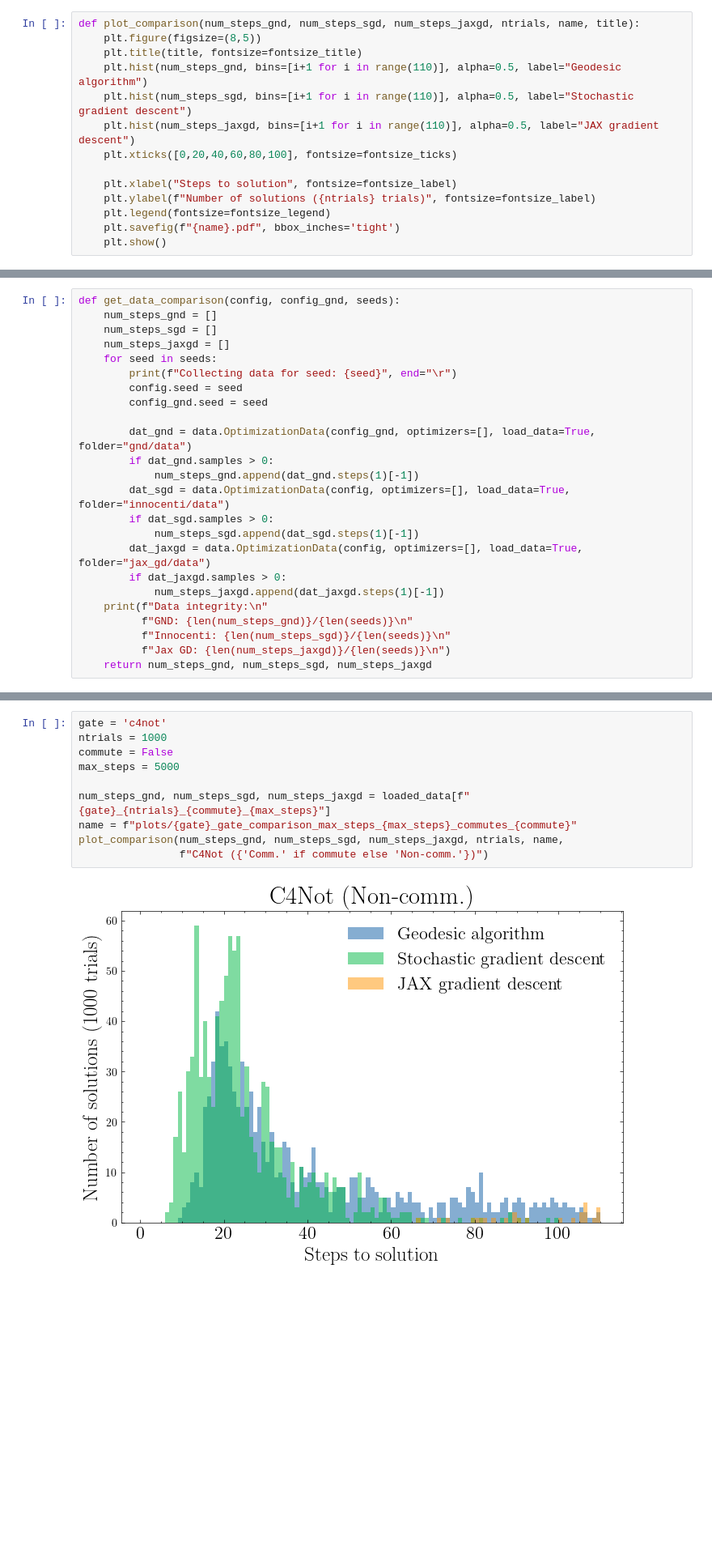
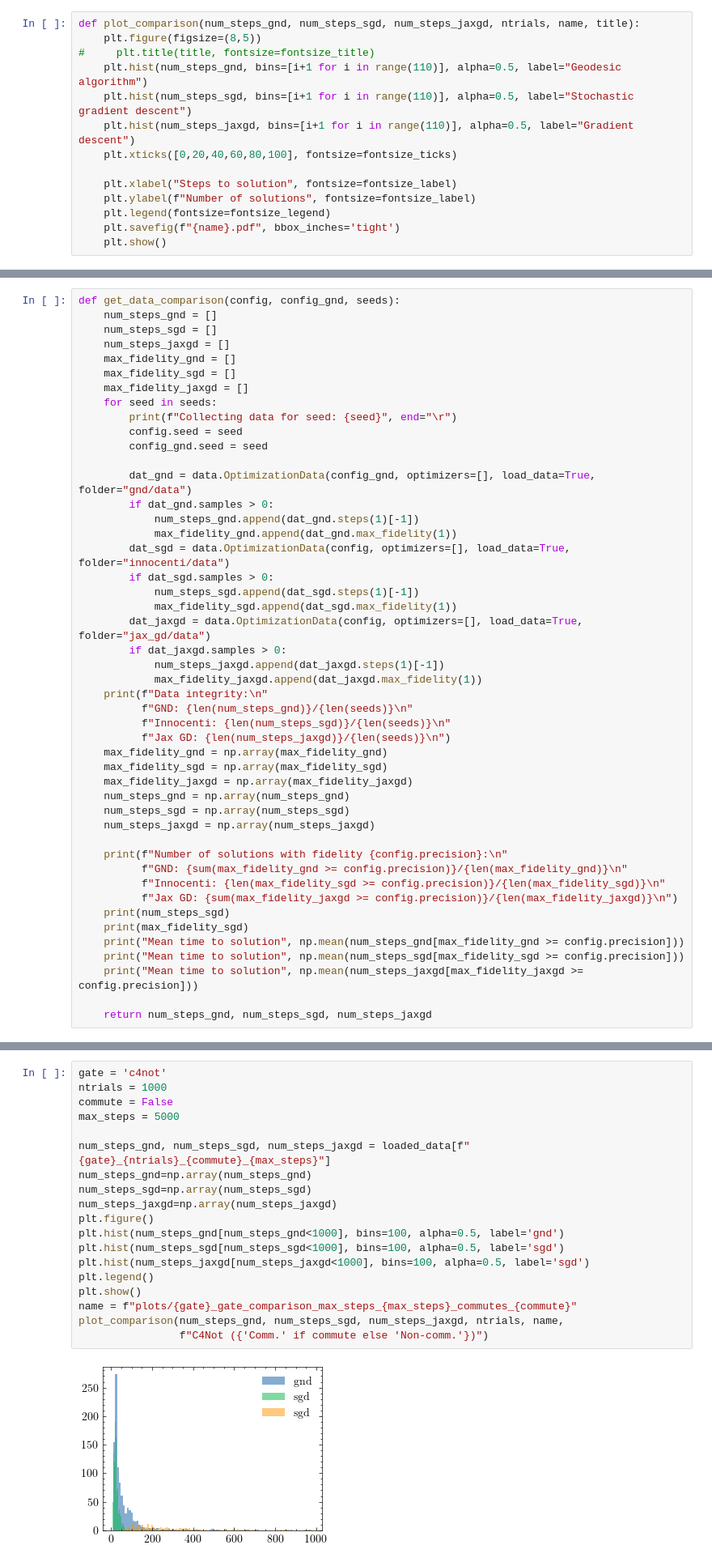
Before and after one commit to dyylan/geodesic_design, a Jupyter notebook: plots.ipynb, the cells around one changed output, grey strips where cells are left out. Shown at 81% size. Cells and saved outputs as stored; diff of their text form; blank space fills up the shorter version.

Commit message:
small change to Innocenti code.

```diff
--- a/plots.ipynb
+++ b/plots.ipynb
@@ -20,14 +20,14 @@ fontsize_ticks=16
 # %%
 def plot_comparison(num_steps_gnd, num_steps_sgd, num_steps_jaxgd, ntrials, name, title):
     plt.figure(figsize=(8,5))
-    plt.title(title, fontsize=fontsize_title)
+#     plt.title(title, fontsize=fontsize_title)
     plt.hist(num_steps_gnd, bins=[i+1 for i in range(110)], alpha=0.5, label="Geodesic algorithm")
     plt.hist(num_steps_sgd, bins=[i+1 for i in range(110)], alpha=0.5, label="Stochastic gradient descent")
-    plt.hist(num_steps_jaxgd, bins=[i+1 for i in range(110)], alpha=0.5, label="JAX gradient descent")
+    plt.hist(num_steps_jaxgd, bins=[i+1 for i in range(110)], alpha=0.5, label="Gradient descent")
     plt.xticks([0,20,40,60,80,100], fontsize=fontsize_ticks)
 
     plt.xlabel("Steps to solution", fontsize=fontsize_label)
-    plt.ylabel(f"Number of solutions ({ntrials} trials)", fontsize=fontsize_label)
+    plt.ylabel(f"Number of solutions", fontsize=fontsize_label)
     plt.legend(fontsize=fontsize_legend)
     plt.savefig(f"{name}.pdf", bbox_inches='tight')
     plt.show()
@@ -50,6 +50,9 @@ def get_data_comparison(config, config_gnd, seeds):
     num_steps_gnd = []
     num_steps_sgd = []
     num_steps_jaxgd = []
+    max_fidelity_gnd = []
+    max_fidelity_sgd = []
+    max_fidelity_jaxgd = []
     for seed in seeds:
         print(f"Collecting data for seed: {seed}", end="\r")
         config.seed = seed
@@ -58,16 +61,36 @@ def get_data_comparison(config, config_gnd, seeds):
         dat_gnd = data.OptimizationData(config_gnd, optimizers=[], load_data=True, folder="gnd/data")
         if dat_gnd.samples > 0:
             num_steps_gnd.append(dat_gnd.steps(1)[-1])
+            max_fidelity_gnd.append(dat_gnd.max_fidelity(1))
         dat_sgd = data.OptimizationData(config, optimizers=[], load_data=True, folder="innocenti/data")
         if dat_sgd.samples > 0:
             num_steps_sgd.append(dat_sgd.steps(1)[-1])
+            max_fidelity_sgd.append(dat_sgd.max_fidelity(1))
         dat_jaxgd = data.OptimizationData(config, optimizers=[], load_data=True, folder="jax_gd/data")
         if dat_jaxgd.samples > 0:
             num_steps_jaxgd.append(dat_jaxgd.steps(1)[-1])
+            max_fidelity_jaxgd.append(dat_jaxgd.max_fidelity(1))
     print(f"Data integrity:\n"
           f"GND: {len(num_steps_gnd)}/{len(seeds)}\n"
           f"Innocenti: {len(num_steps_sgd)}/{len(seeds)}\n"
           f"Jax GD: {len(num_steps_jaxgd)}/{len(seeds)}\n")
+    max_fidelity_gnd = np.array(max_fidelity_gnd)
+    max_fidelity_sgd = np.array(max_fidelity_sgd)
+    max_fidelity_jaxgd = np.array(max_fidelity_jaxgd)
+    num_steps_gnd = np.array(num_steps_gnd)
+    num_steps_sgd = np.array(num_steps_sgd)
+    num_steps_jaxgd = np.array(num_steps_jaxgd)
+
+    print(f"Number of solutions with fidelity {config.precision}:\n"
+          f"GND: {sum(max_fidelity_gnd >= config.precision)}/{len(max_fidelity_gnd)}\n"
+          f"Innocenti: {len(max_fidelity_sgd >= config.precision)}/{len(max_fidelity_sgd)}\n"
+          f"Jax GD: {sum(max_fidelity_jaxgd >= config.precision)}/{len(max_fidelity_jaxgd)}\n")
+    print(num_steps_sgd)
+    print(max_fidelity_sgd)
+    print("Mean time to solution", np.mean(num_steps_gnd[max_fidelity_gnd >= config.precision]))
+    print("Mean time to solution", np.mean(num_steps_sgd[max_fidelity_sgd >= config.precision]))
+    print("Mean time to solution", np.mean(num_steps_jaxgd[max_fidelity_jaxgd >= config.precision]))
+
     return num_steps_gnd, num_steps_sgd, num_steps_jaxgd
 # %%
 def get_data_fidelity(config, seeds):
@@ -329,12 +386,21 @@ Jax GD: 1000/1000
 # %%
 gate = 'c4not'
 ntrials = 1000
 commute = False
 max_steps = 5000
 
 num_steps_gnd, num_steps_sgd, num_steps_jaxgd = loaded_data[f"{gate}_{ntrials}_{commute}_{max_steps}"]
+num_steps_gnd=np.array(num_steps_gnd)
+num_steps_sgd=np.array(num_steps_sgd)
+num_steps_jaxgd=np.array(num_steps_jaxgd)
+plt.figure()
+plt.hist(num_steps_gnd[num_steps_gnd<1000], bins=100, alpha=0.5, label='gnd')
+plt.hist(num_steps_sgd[num_steps_sgd<1000], bins=100, alpha=0.5, label='sgd')
+plt.hist(num_steps_jaxgd[num_steps_jaxgd<1000], bins=100, alpha=0.5, label='sgd')
+plt.legend()
+plt.show()
 name = f"plots/{gate}_gate_comparison_max_steps_{max_steps}_commutes_{commute}"
 plot_comparison(num_steps_gnd, num_steps_sgd, num_steps_jaxgd, ntrials, name,
                 f"C4Not ({'Comm.' if commute else 'Non-comm.'})")
 # %% [output]
-[figure, old version]
+[figure, new version]
```
Also changed, not shown: parts of 31 cells of this notebook, 23 other files.
